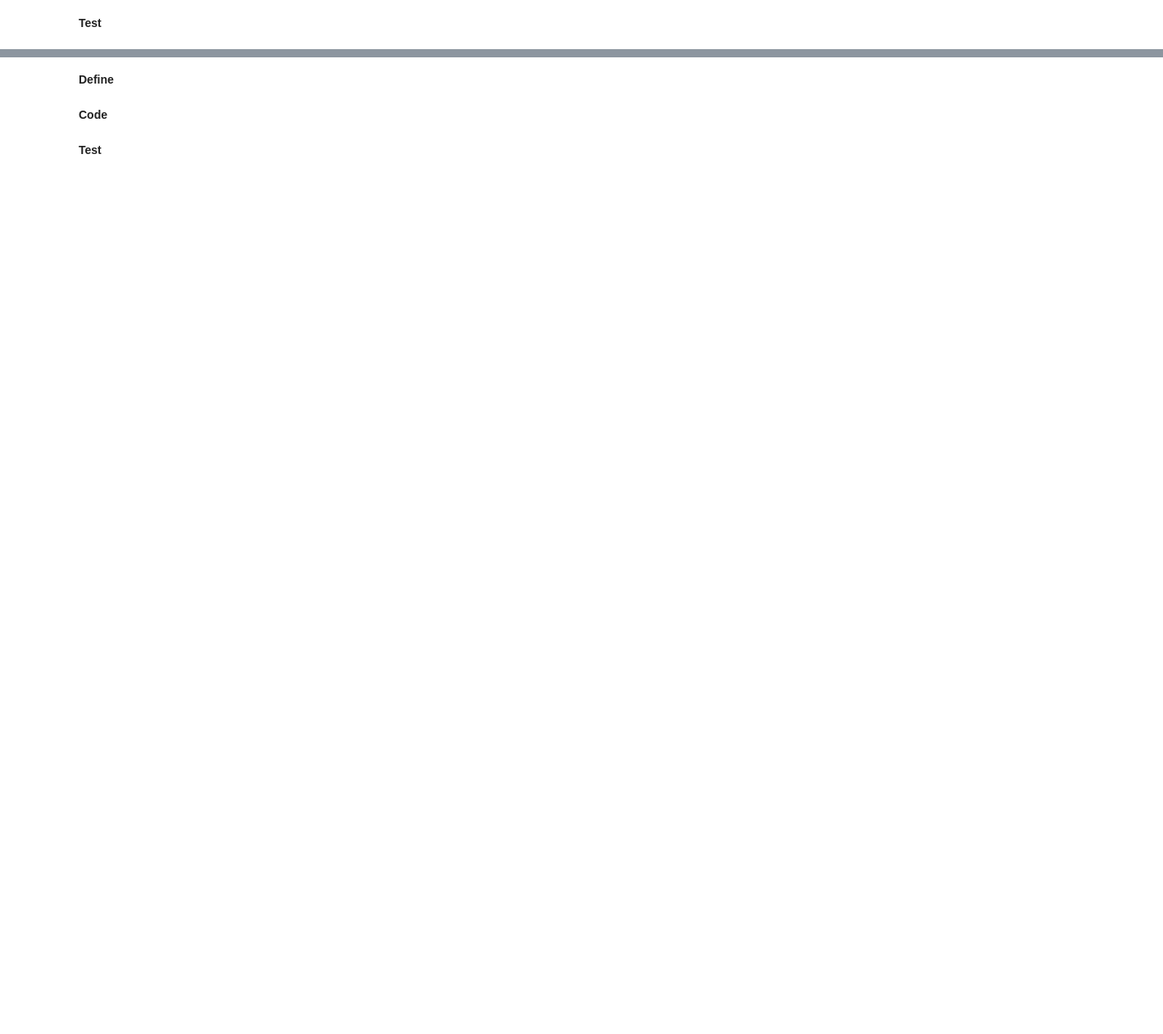
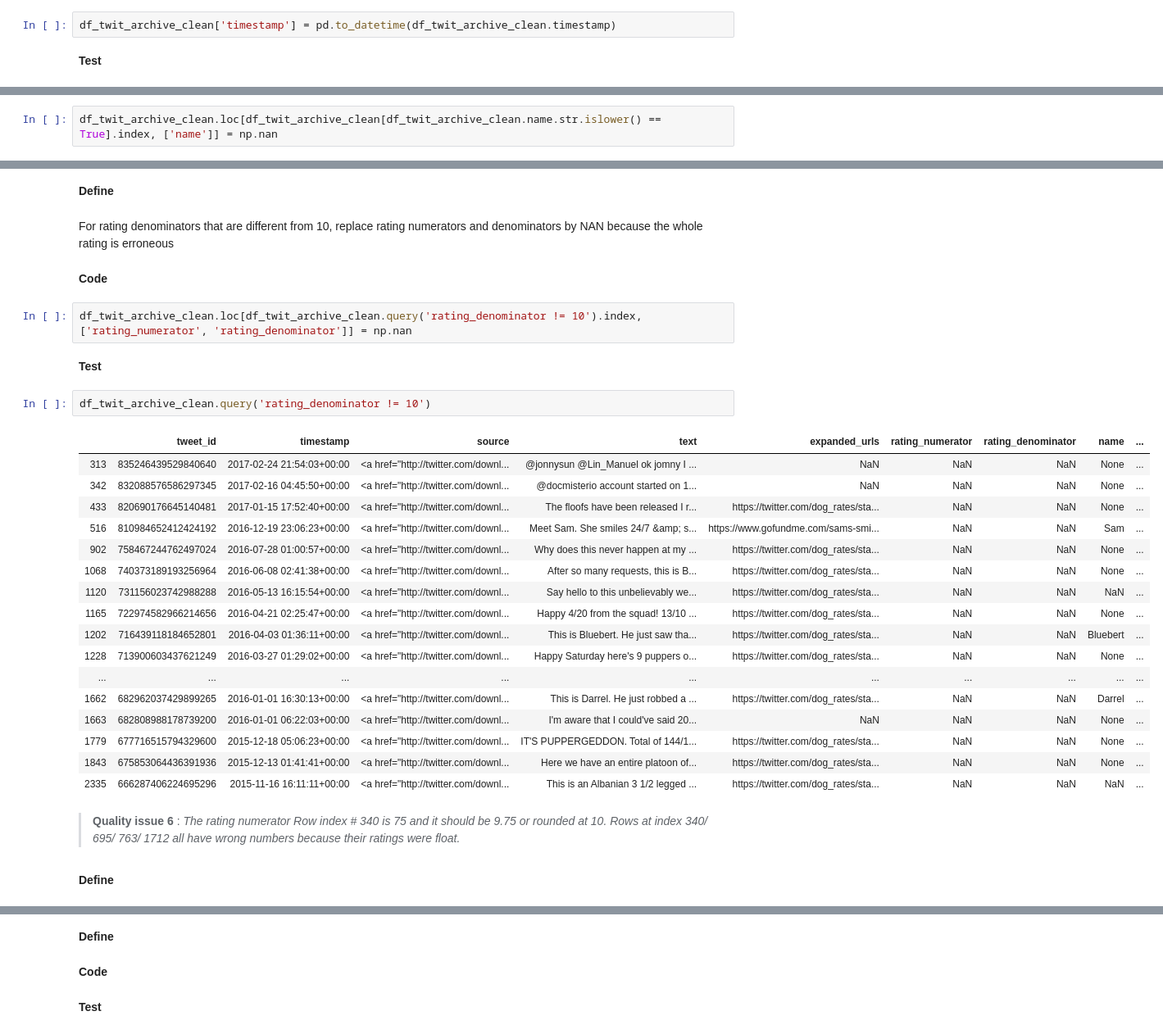
Before and after one commit to LauranneKer/Wrangle-and-analyze-data, a Jupyter notebook: wrangle_act.ipynb, the cells around one changed output, grey strips where cells are left out. Shown at 82% size. Cells and saved outputs as stored; diff of their text form; blank space fills up the shorter version.

Commit message:
final cleaning steps

```diff
--- a/wrangle_act.ipynb
+++ b/wrangle_act.ipynb
@@ -747,5 +775,7 @@ Note: Only timestamp column is left because other columns were deleted from the
 Correct the `timestamp` column datatype from object to datetime
 # %% [markdown]
 **Code**
+# %%
+df_twit_archive_clean['timestamp'] = pd.to_datetime(df_twit_archive_clean.timestamp)
 # %% [markdown]
 **Test**
@@ -751,0 +796,2 @@ Correct the `timestamp` column datatype from object to datetime
+# %%
+df_twit_archive_clean.loc[df_twit_archive_clean[df_twit_archive_clean.name.str.islower() == True].index, ['name']] = np.nan
@@ -751,0 +806,34 @@ Correct the `timestamp` column datatype from object to datetime
+# %% [markdown]
+**Define**
+# %% [markdown]
+For rating denominators that are different from 10, replace rating numerators and denominators by NAN because the whole rating is erroneous
+# %% [markdown]
+**Code**
+# %%
+df_twit_archive_clean.loc[df_twit_archive_clean.query('rating_denominator != 10').index, ['rating_numerator', 'rating_denominator']] = np.nan
+# %% [markdown]
+**Test**
+# %%
+df_twit_archive_clean.query('rating_denominator != 10')
+# %% [output]
+|  | tweet_id | timestamp | source | text | expanded_urls | rating_numerator | rating_denominator | name | ... |
+| 313 | 835246439529840640 | 2017-02-24 21:54:03+00:00 | <a href="http://twitter.com/downl... | @jonnysun @Lin_Manuel ok jomny I ... | NaN | NaN | NaN | None | ... |
+| 342 | 832088576586297345 | 2017-02-16 04:45:50+00:00 | <a href="http://twitter.com/downl... | @docmisterio account started on 1... | NaN | NaN | NaN | None | ... |
+| 433 | 820690176645140481 | 2017-01-15 17:52:40+00:00 | <a href="http://twitter.com/downl... | The floofs have been released I r... | https://twitter.com/dog_rates/sta... | NaN | NaN | None | ... |
+| 516 | 810984652412424192 | 2016-12-19 23:06:23+00:00 | <a href="http://twitter.com/downl... | Meet Sam. She smiles 24/7 &amp; s... | https://www.gofundme.com/sams-smi... | NaN | NaN | Sam | ... |
+| 902 | 758467244762497024 | 2016-07-28 01:00:57+00:00 | <a href="http://twitter.com/downl... | Why does this never happen at my ... | https://twitter.com/dog_rates/sta... | NaN | NaN | None | ... |
+| 1068 | 740373189193256964 | 2016-06-08 02:41:38+00:00 | <a href="http://twitter.com/downl... | After so many requests, this is B... | https://twitter.com/dog_rates/sta... | NaN | NaN | None | ... |
+| 1120 | 731156023742988288 | 2016-05-13 16:15:54+00:00 | <a href="http://twitter.com/downl... | Say hello to this unbelievably we... | https://twitter.com/dog_rates/sta... | NaN | NaN | NaN | ... |
+| 1165 | 722974582966214656 | 2016-04-21 02:25:47+00:00 | <a href="http://twitter.com/downl... | Happy 4/20 from the squad! 13/10 ... | https://twitter.com/dog_rates/sta... | NaN | NaN | None | ... |
+| 1202 | 716439118184652801 | 2016-04-03 01:36:11+00:00 | <a href="http://twitter.com/downl... | This is Bluebert. He just saw tha... | https://twitter.com/dog_rates/sta... | NaN | NaN | Bluebert | ... |
+| 1228 | 713900603437621249 | 2016-03-27 01:29:02+00:00 | <a href="http://twitter.com/downl... | Happy Saturday here's 9 puppers o... | https://twitter.com/dog_rates/sta... | NaN | NaN | None | ... |
+| ... | ... | ... | ... | ... | ... | ... | ... | ... | ... |
+| 1662 | 682962037429899265 | 2016-01-01 16:30:13+00:00 | <a href="http://twitter.com/downl... | This is Darrel. He just robbed a ... | https://twitter.com/dog_rates/sta... | NaN | NaN | Darrel | ... |
+| 1663 | 682808988178739200 | 2016-01-01 06:22:03+00:00 | <a href="http://twitter.com/downl... | I'm aware that I could've said 20... | NaN | NaN | NaN | None | ... |
+| 1779 | 677716515794329600 | 2015-12-18 05:06:23+00:00 | <a href="http://twitter.com/downl... | IT'S PUPPERGEDDON. Total of 144/1... | https://twitter.com/dog_rates/sta... | NaN | NaN | None | ... |
+| 1843 | 675853064436391936 | 2015-12-13 01:41:41+00:00 | <a href="http://twitter.com/downl... | Here we have an entire platoon of... | https://twitter.com/dog_rates/sta... | NaN | NaN | None | ... |
+| 2335 | 666287406224695296 | 2015-11-16 16:11:11+00:00 | <a href="http://twitter.com/downl... | This is an Albanian 3 1/2 legged ... | https://twitter.com/dog_rates/sta... | NaN | NaN | NaN | ... |
+# %% [markdown]
+> **Quality issue 6** : *The rating numerator Row index # 340 is 75 and it should be 9.75 or rounded at 10. Rows at index 340/ 695/ 763/ 1712 all have wrong numbers because their ratings were float.*
+# %% [markdown]
+**Define**
```
Also changed, not shown: parts of 81 cells of this notebook.
